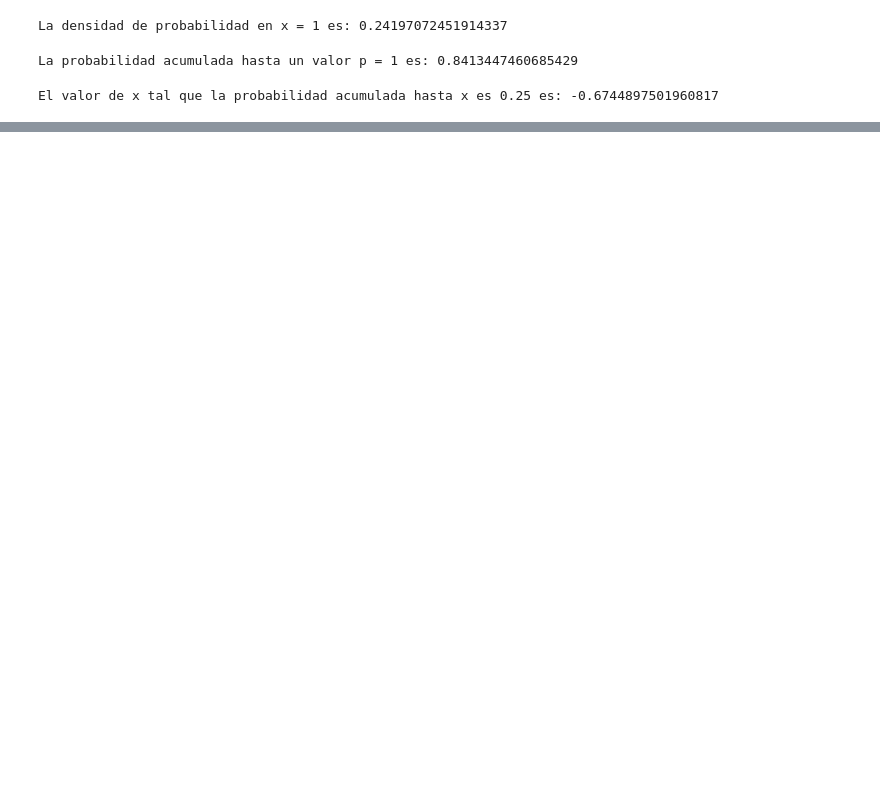
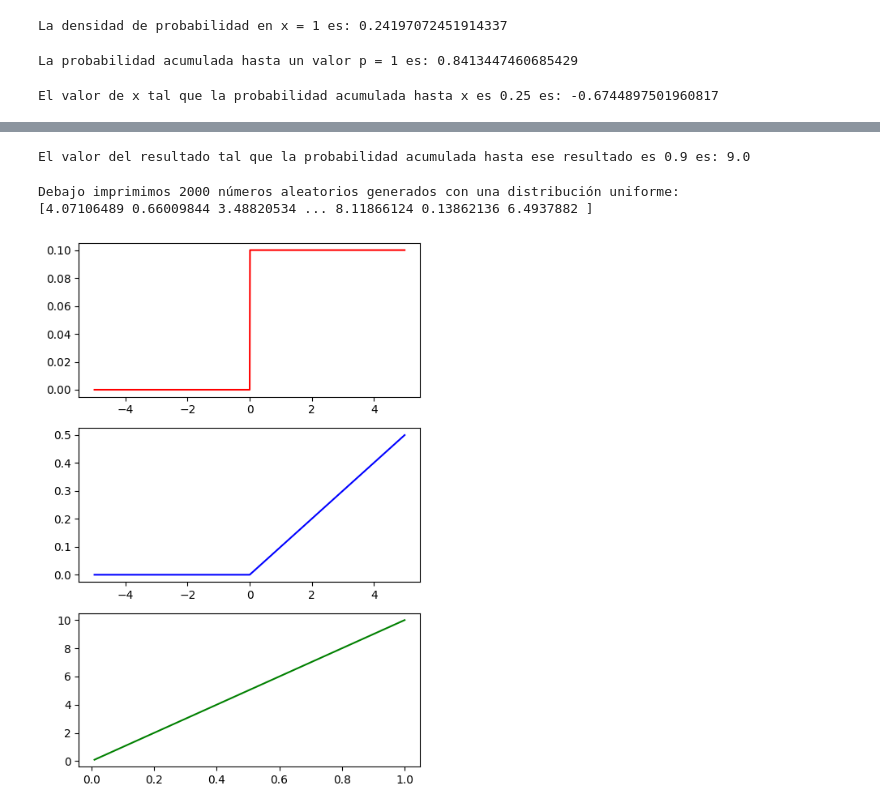
Before and after one commit to 4GeeksAcademy/Pauline-probability-distribution-exercises-project-with-python, a Jupyter notebook: notebook/problems.es.ipynb, the cells around one changed output, grey strips where cells are left out. Drawn from its saved outputs; the diff is of its cells as text; code cells hidden in the pictures; blank space fills up the shorter version.

```diff
--- a/notebook/problems.es.ipynb
+++ b/notebook/problems.es.ipynb
@@ -167,0 +302,62 @@ Debajo imprimimos5 números aleatorios generados con una distribución normal es
+# %%
+def quniform(q, a=0, b=10):
+    """
+    Calcula la función cuantil a partir de la distribución normal.
+    """
+    result = uniform.ppf(q, loc=a, scale= b-a)
+
+    return result
+
+
+#Haceos una prueba con q = 0.25 (significa que estamos buscando un valor x tal que el 25% de los valores en la distribución estén por debajo de x) :
+
+q = 0.9
+resultado = quniform(q)
+print(f"El valor del resultado tal que la probabilidad acumulada hasta ese resultado es {q} es: {resultado}")
+# %% [output]
+El valor del resultado tal que la probabilidad acumulada hasta ese resultado es 0.9 es: 9.0
+# %%
+def runiform(n, a=0, b=10):
+    """
+    Genera variables aleatorias a partir de la distribución normal.
+    """
+    result = uniform.rvs(loc=a, scale= b-a, size=n)
+
+    return result
+
+
+# Ejemplo con n=2000:
+n = 2000
+resultados = runiform(n)
+
+print(f"Debajo imprimimos {n} números aleatorios generados con una distribución uniforme:")
+print(resultados)
+# %% [output]
+Debajo imprimimos 2000 números aleatorios generados con una distribución uniforme:
+[4.07106489 0.66009844 3.48820534 ... 8.11866124 0.13862136 6.4937882 ]
+# %%
+import matplotlib.pyplot as plt
+
+np.random.seed(42)
+a = 0
+b = 10
+data = np.arange(-5, 5, 0.01)
+
+
+pmf = uniform.pdf(data, loc=a, scale=b-a)
+cdf = uniform.cdf(data, loc=a, scale=b-a)
+ppf = uniform.ppf(data, loc=a, scale=b-a)
+
+
+fig, axis = plt.subplots(3, 1, figsize=(5, 7))
+
+
+axis[0].plot(data, pmf, "r-")
+axis[1].plot(data, cdf, "b-")
+axis[2].plot(data, ppf, "g-")
+
+
+plt.tight_layout()
+plt.show()
+# %% [output]
+[figure, added]
```
Also changed, not shown: parts of 10 cells of this notebook.
